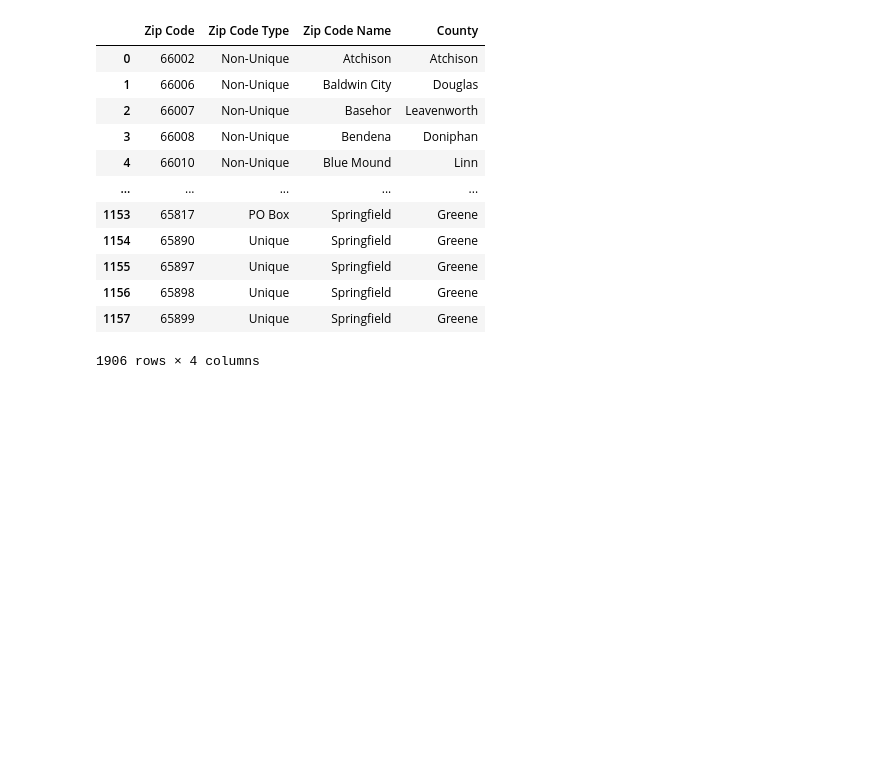
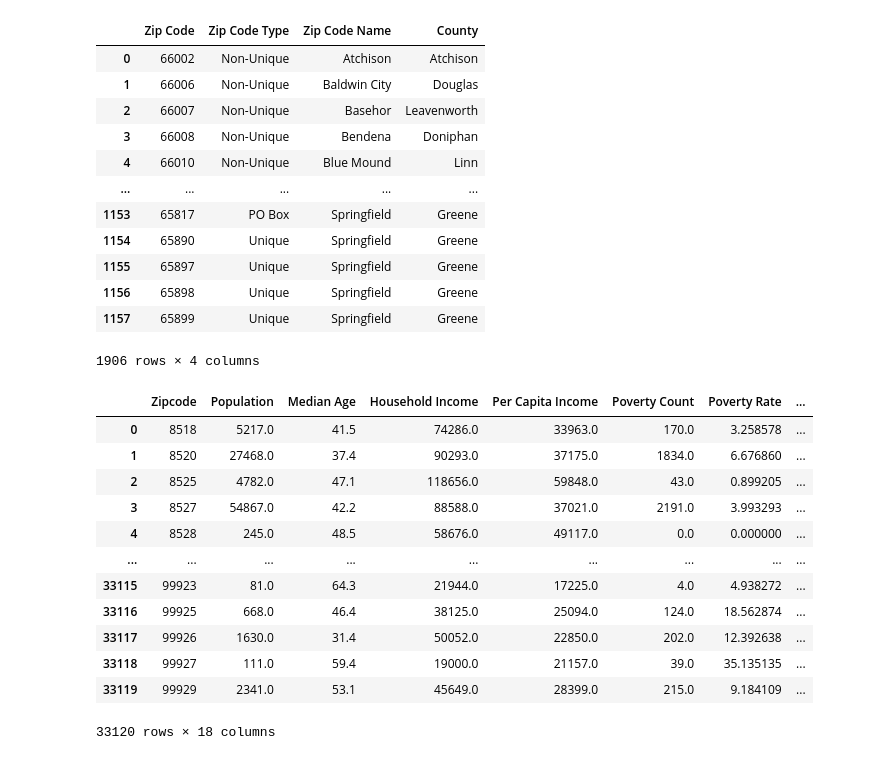
Before and after one commit to grecia1534/Project-1-KU-DATA, a Jupyter notebook: analysis.ipynb, the cells around one changed output. Saved outputs shown, nothing was run; the diff lists cells and outputs as text; code cells hidden in the pictures; blank space fills up the shorter version.

```diff
--- a/analysis.ipynb
+++ b/analysis.ipynb
@@ -33,3 +87,19 @@ zips_df
 | 1156 | 65898 | Unique | Springfield | Greene |
 | 1157 | 65899 | Unique | Springfield | Greene |
 1906 rows × 4 columns
+# %%
+census_data_df
+# %% [output]
+|  | Zipcode | Population | Median Age | Household Income | Per Capita Income | Poverty Count | Poverty Rate | ... |
+| 0 | 8518 | 5217.0 | 41.5 | 74286.0 | 33963.0 | 170.0 | 3.258578 | ... |
+| 1 | 8520 | 27468.0 | 37.4 | 90293.0 | 37175.0 | 1834.0 | 6.676860 | ... |
+| 2 | 8525 | 4782.0 | 47.1 | 118656.0 | 59848.0 | 43.0 | 0.899205 | ... |
+| 3 | 8527 | 54867.0 | 42.2 | 88588.0 | 37021.0 | 2191.0 | 3.993293 | ... |
+| 4 | 8528 | 245.0 | 48.5 | 58676.0 | 49117.0 | 0.0 | 0.000000 | ... |
+| ... | ... | ... | ... | ... | ... | ... | ... | ... |
+| 33115 | 99923 | 81.0 | 64.3 | 21944.0 | 17225.0 | 4.0 | 4.938272 | ... |
+| 33116 | 99925 | 668.0 | 46.4 | 38125.0 | 25094.0 | 124.0 | 18.562874 | ... |
+| 33117 | 99926 | 1630.0 | 31.4 | 50052.0 | 22850.0 | 202.0 | 12.392638 | ... |
+| 33118 | 99927 | 111.0 | 59.4 | 19000.0 | 21157.0 | 39.0 | 35.135135 | ... |
+| 33119 | 99929 | 2341.0 | 53.1 | 45649.0 | 28399.0 | 215.0 | 9.184109 | ... |
+33120 rows × 18 columns
```
Also changed, not shown: parts of 6 cells of this notebook, 1 other file.
